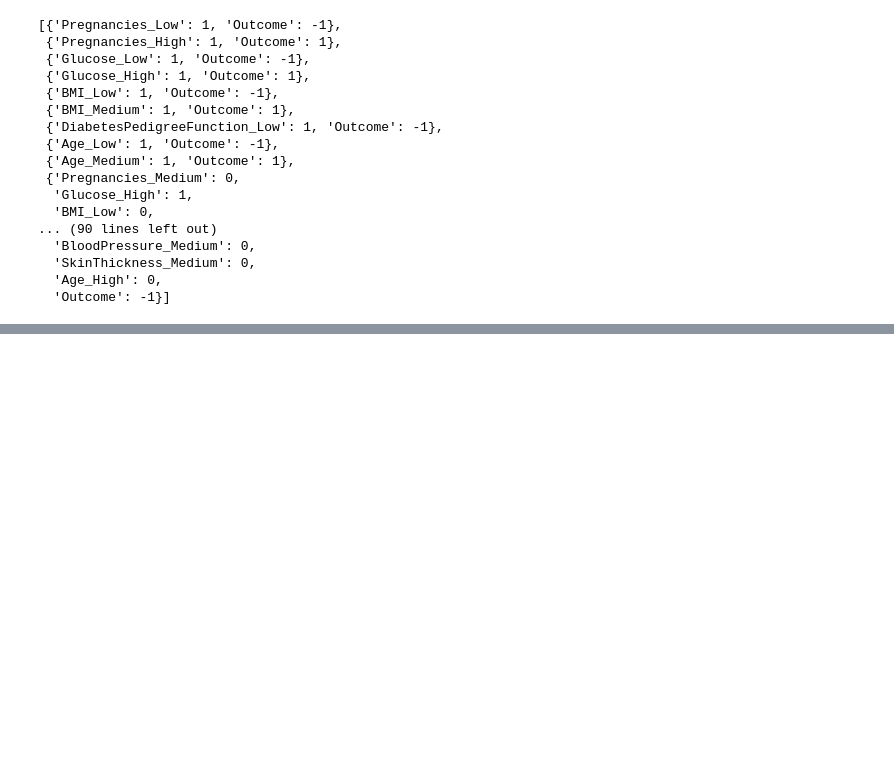
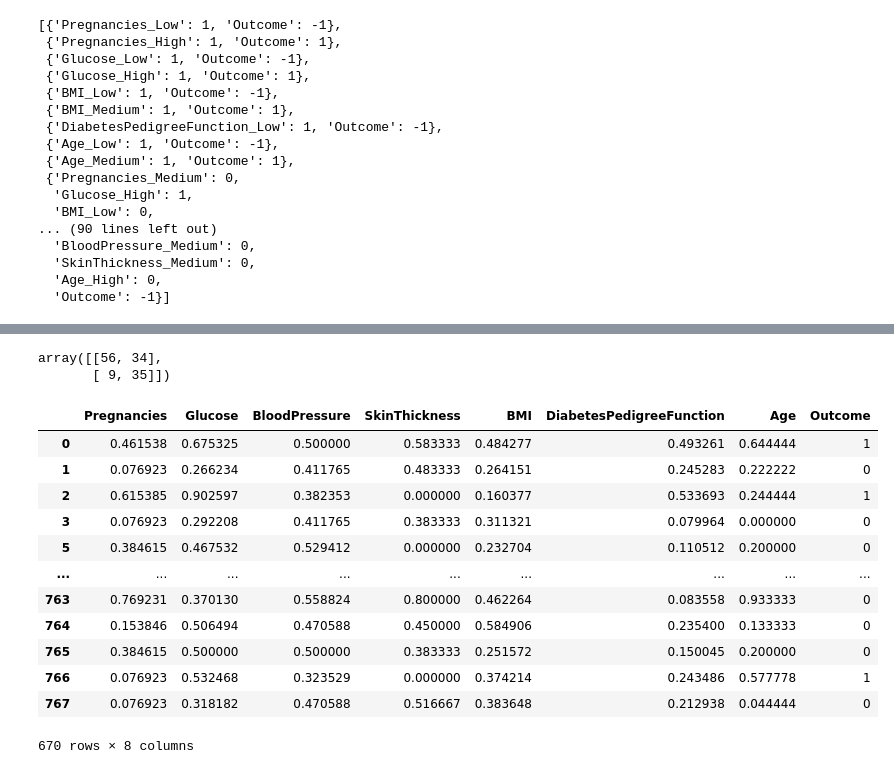
Before and after one commit to k-onoue/lukasiewicz_2, a Jupyter notebook: experiment.ipynb, the cells around one changed output, grey strips where cells are left out. Drawn from its saved outputs; the diff is of its cells as text; code cells hidden in the pictures; blank space fills up the shorter version.

```diff
--- a/experiment.ipynb
+++ b/experiment.ipynb
@@ -296,0 +305,21 @@ auc: 0.7199494949494949
+# %%
+confusion_matrix(y_test, y_pred_interpreted)
+# %% [output]
+array([[56, 34],
+       [ 9, 35]])
+# %%
+df_origin_1
+# %% [output]
+|  | Pregnancies | Glucose | BloodPressure | SkinThickness | BMI | DiabetesPedigreeFunction | Age | Outcome |
+| 0 | 0.461538 | 0.675325 | 0.500000 | 0.583333 | 0.484277 | 0.493261 | 0.644444 | 1 |
+| 1 | 0.076923 | 0.266234 | 0.411765 | 0.483333 | 0.264151 | 0.245283 | 0.222222 | 0 |
+| 2 | 0.615385 | 0.902597 | 0.382353 | 0.000000 | 0.160377 | 0.533693 | 0.244444 | 1 |
+| 3 | 0.076923 | 0.292208 | 0.411765 | 0.383333 | 0.311321 | 0.079964 | 0.000000 | 0 |
+| 5 | 0.384615 | 0.467532 | 0.529412 | 0.000000 | 0.232704 | 0.110512 | 0.200000 | 0 |
+| ... | ... | ... | ... | ... | ... | ... | ... | ... |
+| 763 | 0.769231 | 0.370130 | 0.558824 | 0.800000 | 0.462264 | 0.083558 | 0.933333 | 0 |
+| 764 | 0.153846 | 0.506494 | 0.470588 | 0.450000 | 0.584906 | 0.235400 | 0.133333 | 0 |
+| 765 | 0.384615 | 0.500000 | 0.500000 | 0.383333 | 0.251572 | 0.150045 | 0.200000 | 0 |
+| 766 | 0.076923 | 0.532468 | 0.323529 | 0.000000 | 0.374214 | 0.243486 | 0.577778 | 1 |
+| 767 | 0.076923 | 0.318182 | 0.470588 | 0.516667 | 0.383648 | 0.212938 | 0.044444 | 0 |
+670 rows × 8 columns
```
Also changed, not shown: parts of 19 cells of this notebook, 9 other files.
